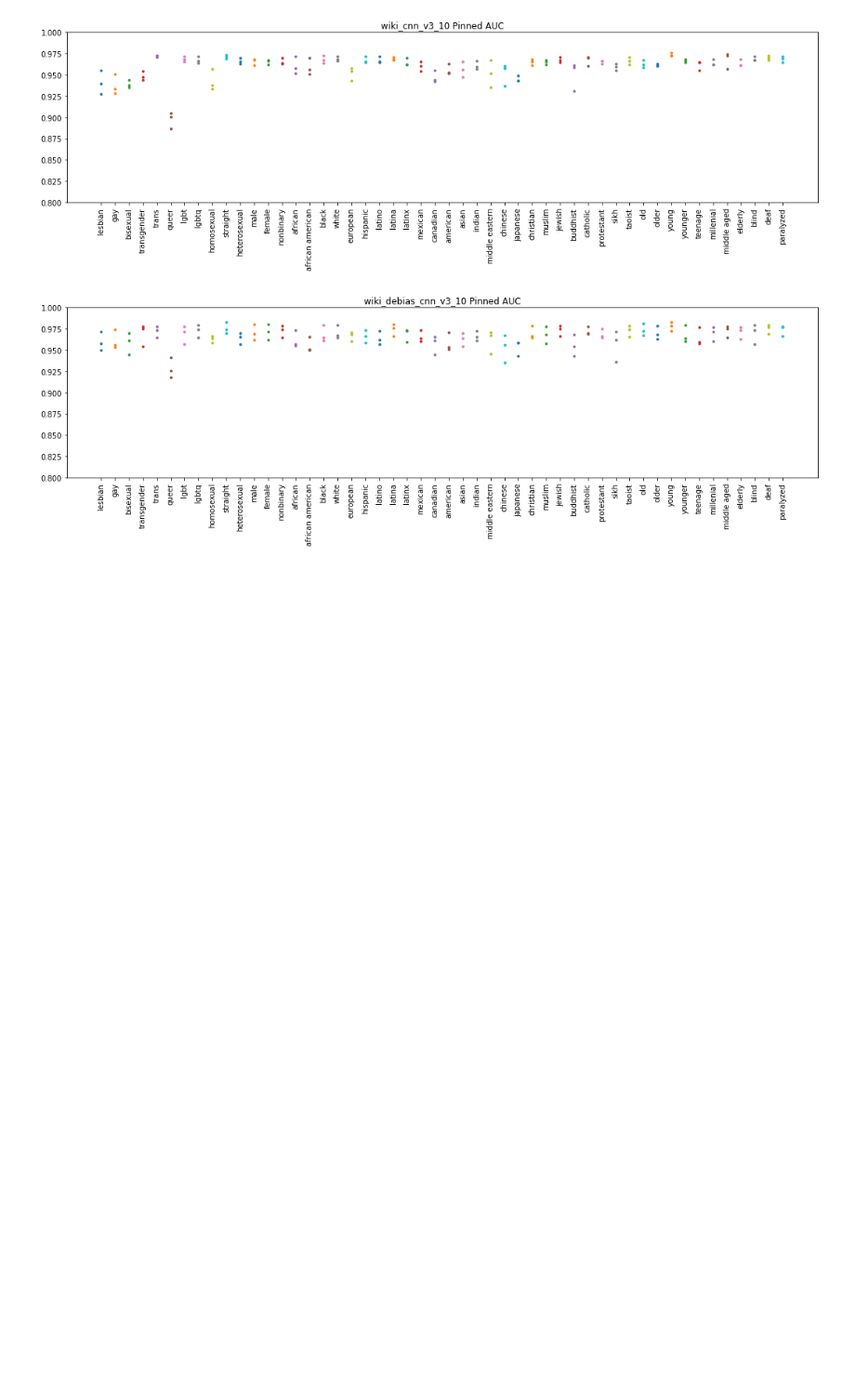
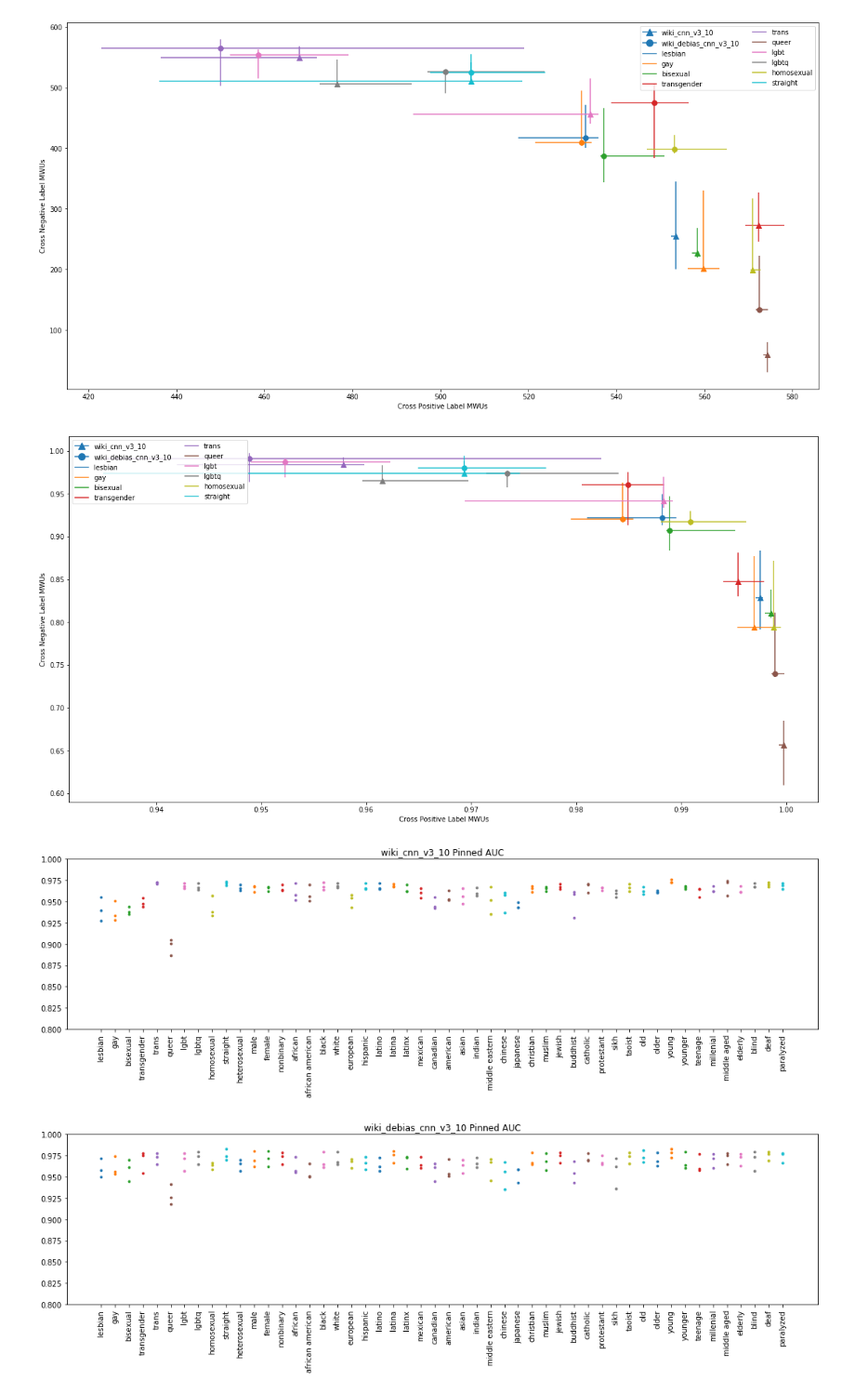
Before and after one commit to vegetable68/unintended-ml-bias-analysis, a Jupyter notebook: unintended_ml_bias/mann_whitney_analysis.ipynb, the cells around one changed output. Shown at 93% size. Drawn from its saved outputs; the diff is of its cells as text; code cells hidden in the pictures; blank space fills up the shorter version.

```diff
--- a/unintended_ml_bias/mann_whitney_analysis.ipynb
+++ b/unintended_ml_bias/mann_whitney_analysis.ipynb
@@ -107,3 +115,19 @@ plt.legend(handles=markerlegend + colorlegend, ncol=2)
+# %%
+MWU_2D_plot(model_families, terms[:10],
+            '_cross_subgroup_positive_mwus',
+            '_cross_subgroup_negative_mwus',
+            'Cross Positive Label MWUs',
+            'Cross Negative Label MWUs',
+            value_to_display=P_VALUE, factor=-1)
+MWU_2D_plot(model_families, terms[:10],
+            '_cross_subgroup_positive_mwus',
+            '_cross_subgroup_negative_mwus',
+            'Cross Positive Label MWUs',
+            'Cross Negative Label MWUs',
+            value_to_display=U_VALUE)
+# %% [output]
+[figure, added]
+[figure, added]
 # %%
 pinned_auc_results = model_bias_analysis.per_subgroup_aucs(df, terms, model_families, 'label')
 for family in model_families:
```
Also changed, not shown: parts of 7 cells of this notebook, 1 other file.
